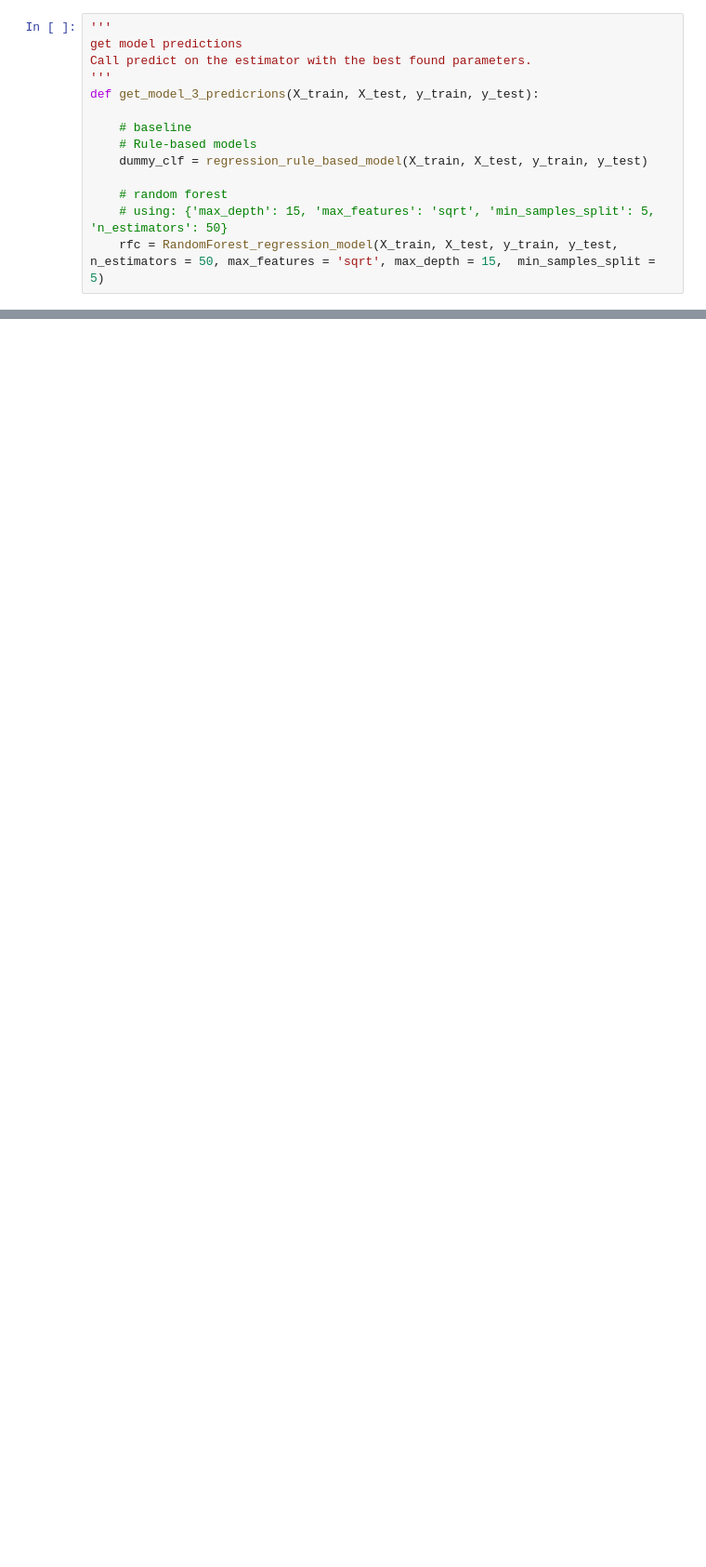
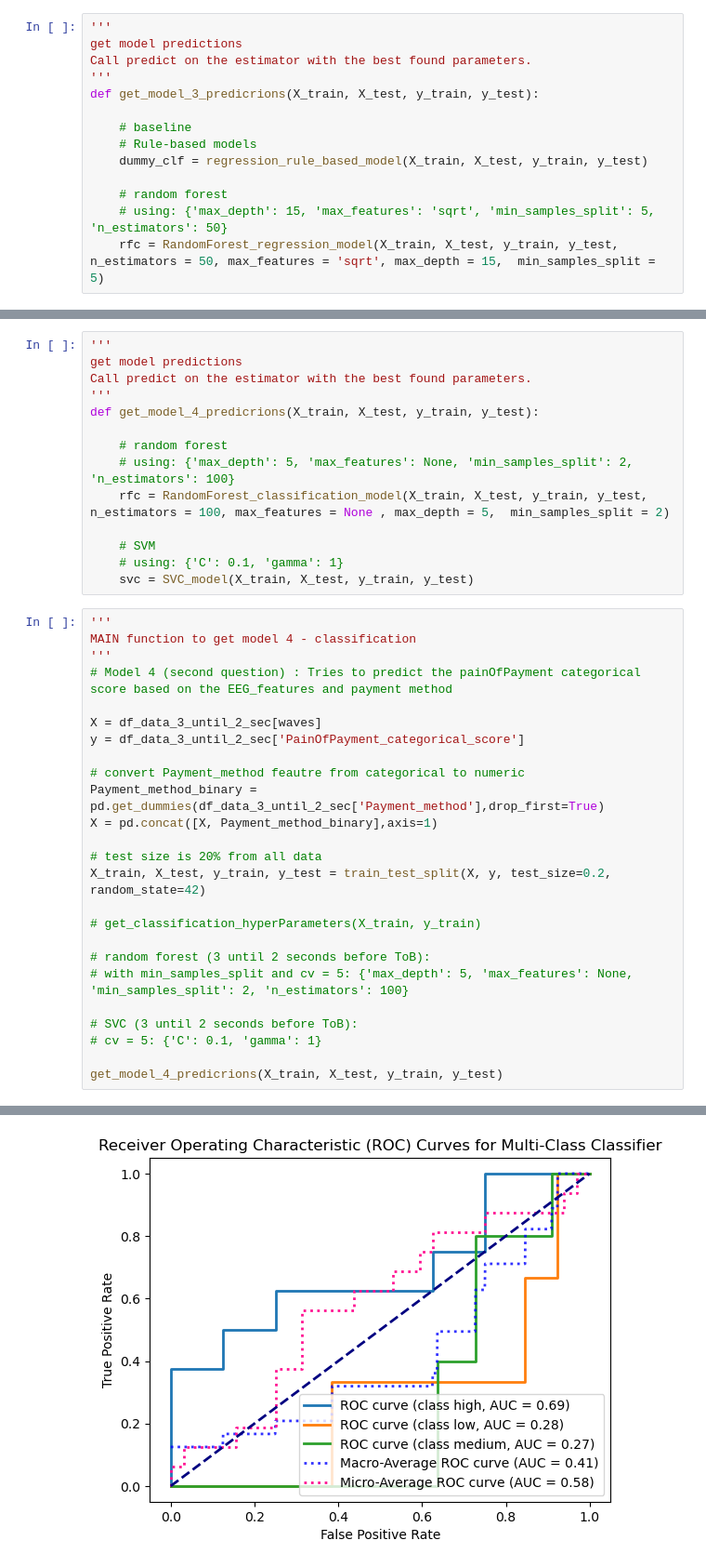
Before and after one commit to mayyona/pain_of_payment, a Jupyter notebook: models.ipynb, the cells around one changed output, grey strips where cells are left out. Shown at 93% size. Cells and saved outputs as stored; diff of their text form; blank space fills up the shorter version.

Commit message:
added payment method as a feature to models

```diff
--- a/models.ipynb
+++ b/models.ipynb
@@ -610,3 +592,43 @@ RMSE: 5.123573732620999
 [figure]
 [figure]
 ... (19 outputs left out)
+# %%
+'''
+get model predictions
+Call predict on the estimator with the best found parameters.
+'''
+def get_model_4_predicrions(X_train, X_test, y_train, y_test):
+
+    # random forest
+    # using: {'max_depth': 5, 'max_features': None, 'min_samples_split': 2, 'n_estimators': 100}
+    rfc = RandomForest_classification_model(X_train, X_test, y_train, y_test, n_estimators = 100, max_features = None , max_depth = 5,  min_samples_split = 2)
+
+    # SVM
+    # using: {'C': 0.1, 'gamma': 1}
+    svc = SVC_model(X_train, X_test, y_train, y_test)
+# %%
+'''
+MAIN function to get model 4 - classification
+'''
+# Model 4 (second question) : Tries to predict the painOfPayment categorical score based on the EEG_features and payment method
+
+X = df_data_3_until_2_sec[waves]
+y = df_data_3_until_2_sec['PainOfPayment_categorical_score']
+
+# convert Payment_method feautre from categorical to numeric
+Payment_method_binary = pd.get_dummies(df_data_3_until_2_sec['Payment_method'],drop_first=True)
+X = pd.concat([X, Payment_method_binary],axis=1)
+
+# test size is 20% from all data
+X_train, X_test, y_train, y_test = train_test_split(X, y, test_size=0.2, random_state=42)
+
+# get_classification_hyperParameters(X_train, y_train)
+
+# random forest (3 until 2 seconds before ToB):
+# with min_samples_split and cv = 5: {'max_depth': 5, 'max_features': None, 'min_samples_split': 2, 'n_estimators': 100}
+
+# SVC (3 until 2 seconds before ToB):
+# cv = 5: {'C': 0.1, 'gamma': 1}
+
+get_model_4_predicrions(X_train, X_test, y_train, y_test)
+# %% [output]
@@ -612,0 +652 @@ RMSE: 5.123573732620999
+[figure, added]
```
Also changed, not shown: parts of 8 cells of this notebook.
